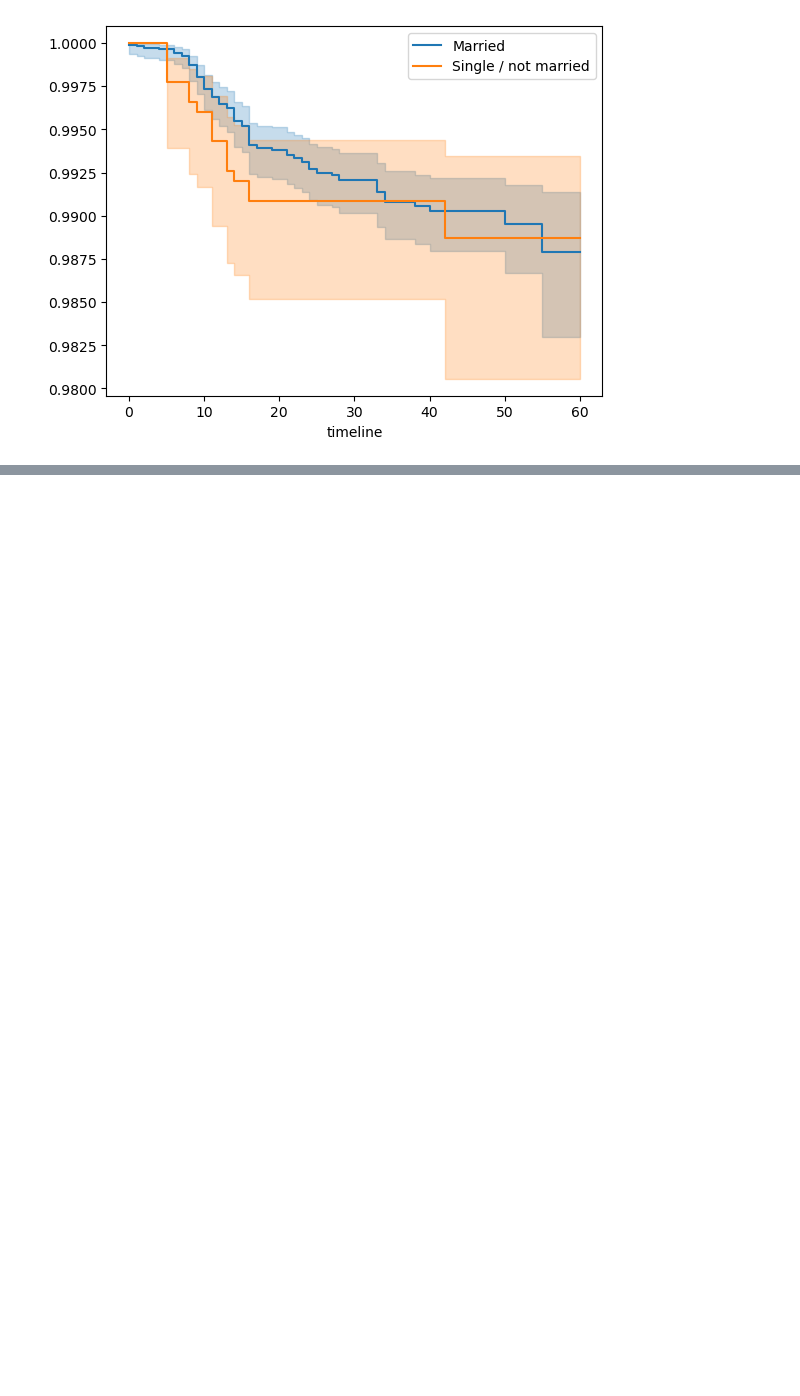
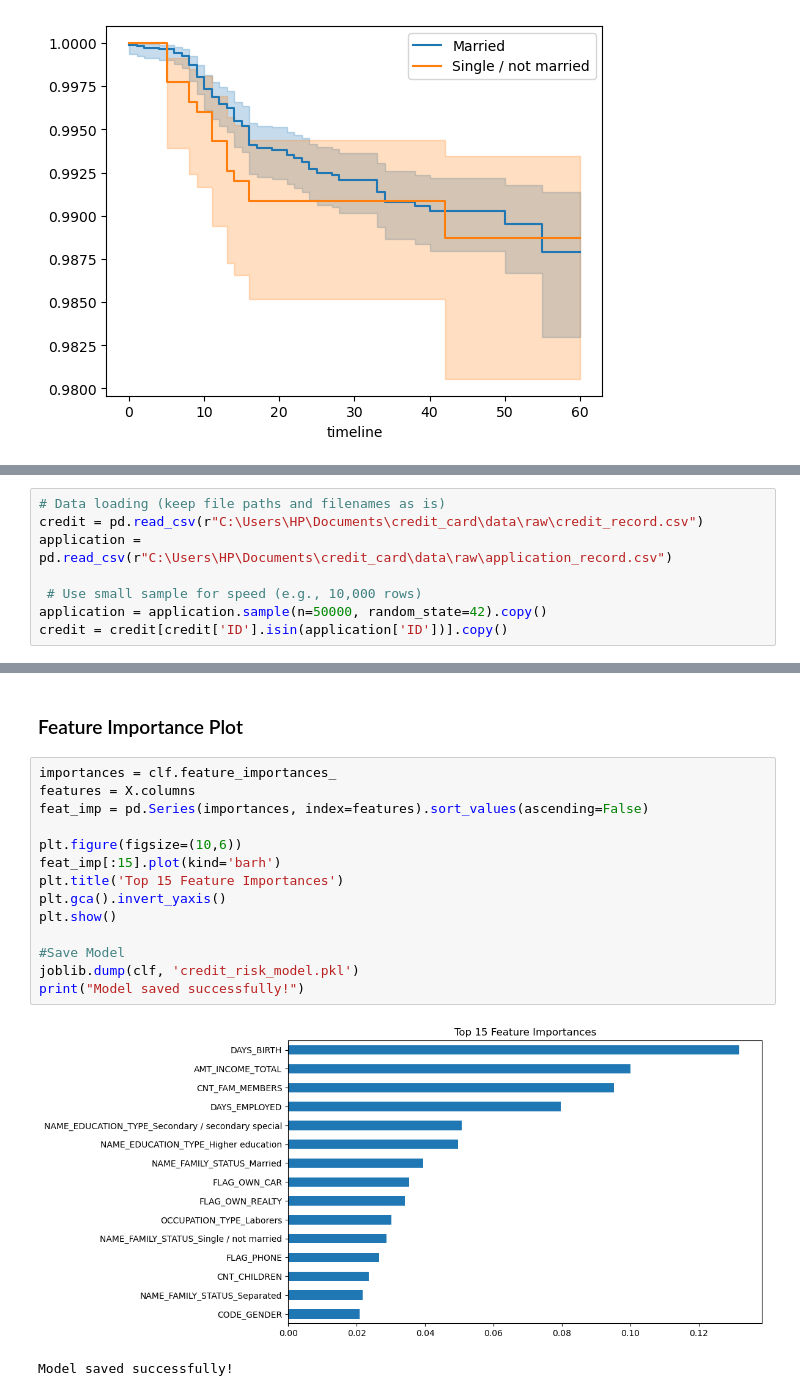
Before and after one commit to Gourav-2003/credit_risk_project, a Jupyter notebook: notebooks/credit_card_project.ipynb, the cells around one changed output, grey strips where cells are left out. Saved outputs shown, nothing was run; the diff lists cells and outputs as text; blank space fills up the shorter version.

```diff
--- a/notebooks/credit_card_project.ipynb
+++ b/notebooks/credit_card_project.ipynb
@@ -382,0 +418,8 @@ ax = kmf.plot()
+# %%
+# Data loading (keep file paths and filenames as is)
+credit = pd.read_csv(r"C:\Users\HP\Documents\credit_card\data\raw\credit_record.csv")
+application = pd.read_csv(r"C:\Users\HP\Documents\credit_card\data\raw\application_record.csv")
+
+ # Use small sample for speed (e.g., 10,000 rows)
+application = application.sample(n=50000, random_state=42).copy()
+credit = credit[credit['ID'].isin(application['ID'])].copy()
@@ -382,0 +611,19 @@ ax = kmf.plot()
+# %% [markdown]
+### Feature Importance Plot
+# %%
+importances = clf.feature_importances_
+features = X.columns
+feat_imp = pd.Series(importances, index=features).sort_values(ascending=False)
+
+plt.figure(figsize=(10,6))
+feat_imp[:15].plot(kind='barh')
+plt.title('Top 15 Feature Importances')
+plt.gca().invert_yaxis()
+plt.show()
+
+#Save Model
+joblib.dump(clf, 'credit_risk_model.pkl')
+print("Model saved successfully!")
+# %% [output]
+[figure, added]
+Model saved successfully!
```
Also changed, not shown: parts of 19 cells of this notebook.
